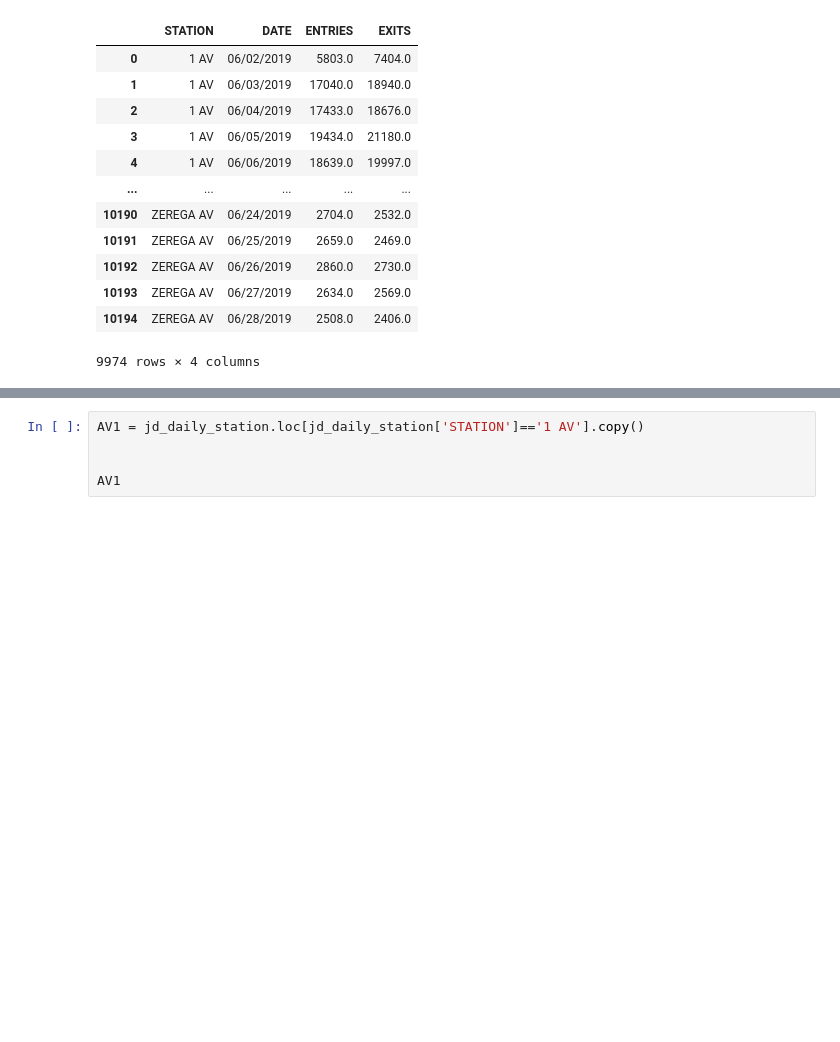
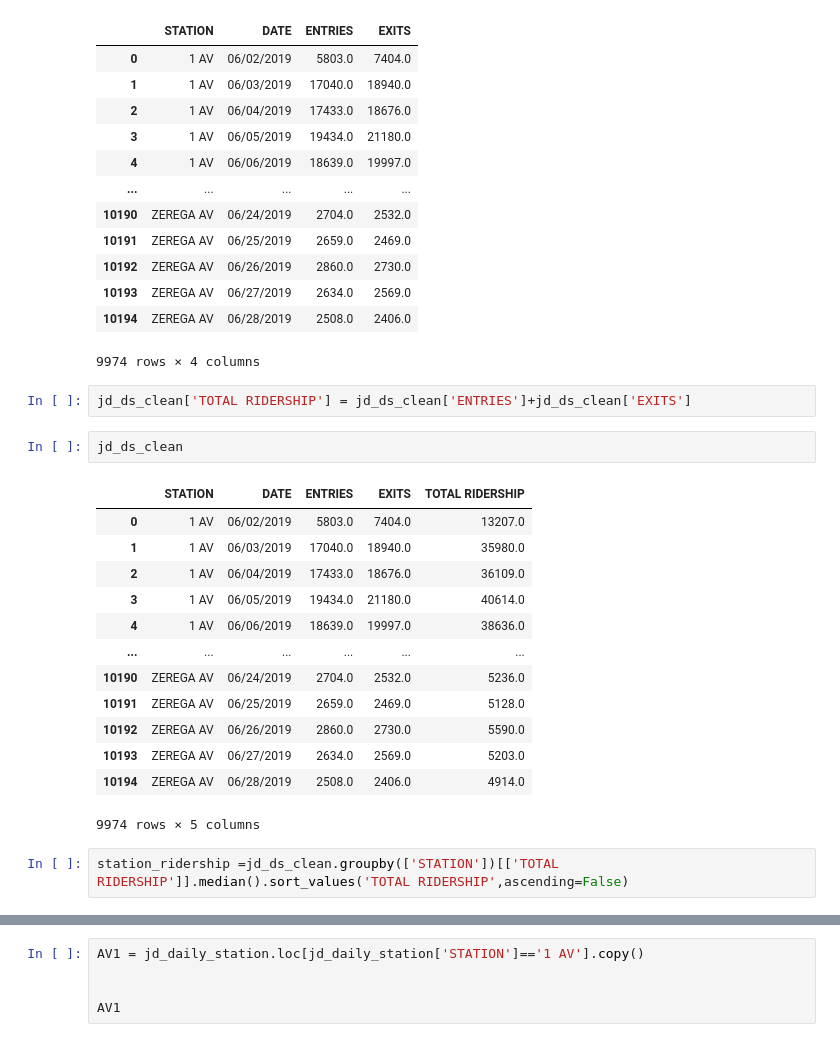
Before and after one commit to mattsegall/MTA-Project1, a Jupyter notebook: Nathaniel Exploration.ipynb, the cells around one changed output, grey strips where cells are left out. Saved outputs shown, nothing was run; the diff lists cells and outputs as text; blank space fills up the shorter version.

```diff
--- a/Nathaniel Exploration.ipynb
+++ b/Nathaniel Exploration.ipynb
@@ -129,3 +129,23 @@ jd_ds_clean
 | 10193 | ZEREGA AV | 06/27/2019 | 2634.0 | 2569.0 |
 | 10194 | ZEREGA AV | 06/28/2019 | 2508.0 | 2406.0 |
 9974 rows × 4 columns
+# %%
+jd_ds_clean['TOTAL RIDERSHIP'] = jd_ds_clean['ENTRIES']+jd_ds_clean['EXITS']
+# %%
+jd_ds_clean
+# %% [output]
+|  | STATION | DATE | ENTRIES | EXITS | TOTAL RIDERSHIP |
+| 0 | 1 AV | 06/02/2019 | 5803.0 | 7404.0 | 13207.0 |
+| 1 | 1 AV | 06/03/2019 | 17040.0 | 18940.0 | 35980.0 |
+| 2 | 1 AV | 06/04/2019 | 17433.0 | 18676.0 | 36109.0 |
+| 3 | 1 AV | 06/05/2019 | 19434.0 | 21180.0 | 40614.0 |
+| 4 | 1 AV | 06/06/2019 | 18639.0 | 19997.0 | 38636.0 |
+| ... | ... | ... | ... | ... | ... |
+| 10190 | ZEREGA AV | 06/24/2019 | 2704.0 | 2532.0 | 5236.0 |
+| 10191 | ZEREGA AV | 06/25/2019 | 2659.0 | 2469.0 | 5128.0 |
+| 10192 | ZEREGA AV | 06/26/2019 | 2860.0 | 2730.0 | 5590.0 |
+| 10193 | ZEREGA AV | 06/27/2019 | 2634.0 | 2569.0 | 5203.0 |
+| 10194 | ZEREGA AV | 06/28/2019 | 2508.0 | 2406.0 | 4914.0 |
+9974 rows × 5 columns
+# %%
+station_ridership =jd_ds_clean.groupby(['STATION'])[['TOTAL RIDERSHIP']].median().sort_values('TOTAL RIDERSHIP',ascending=False)
```
Also changed, not shown: parts of 2 cells of this notebook.
